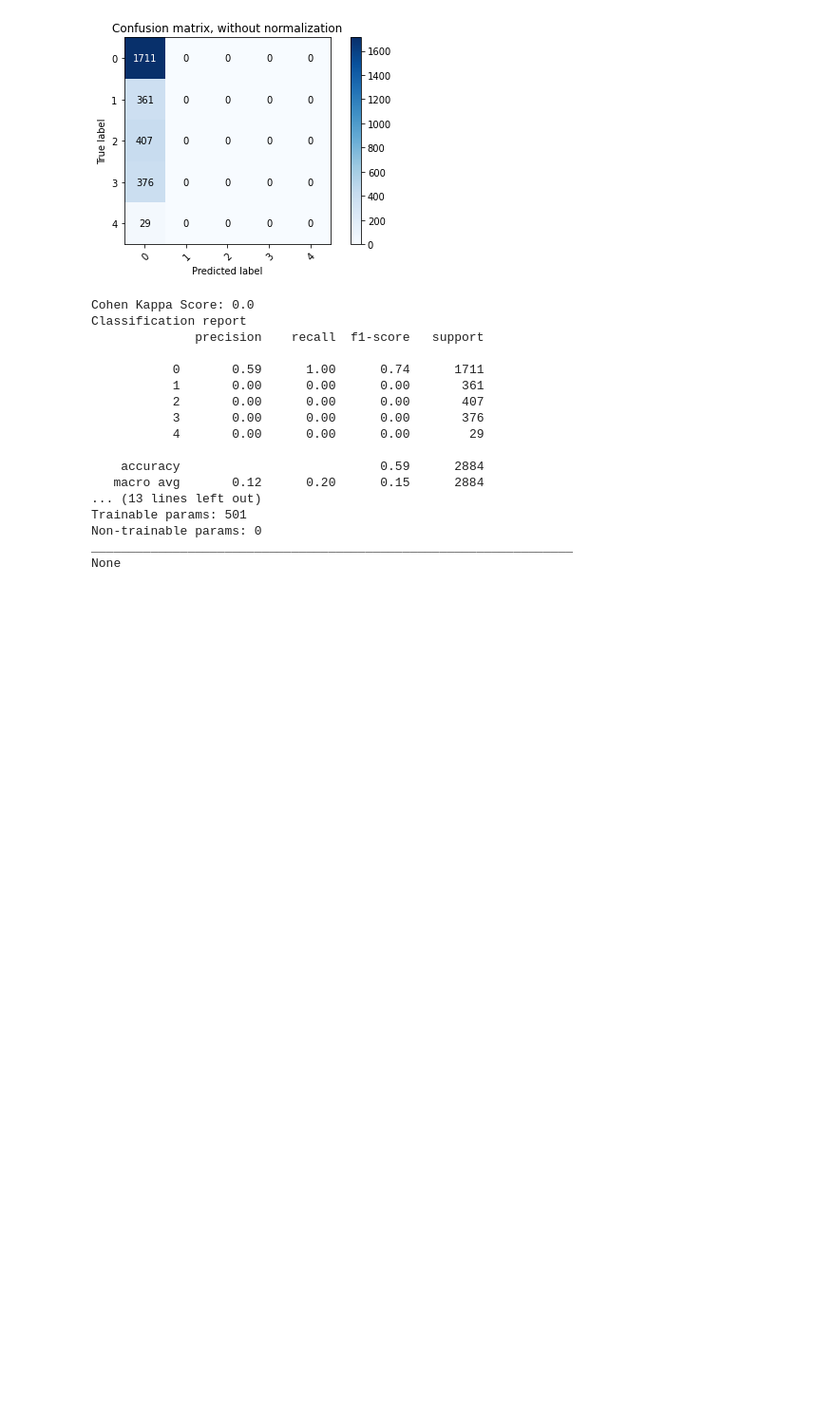
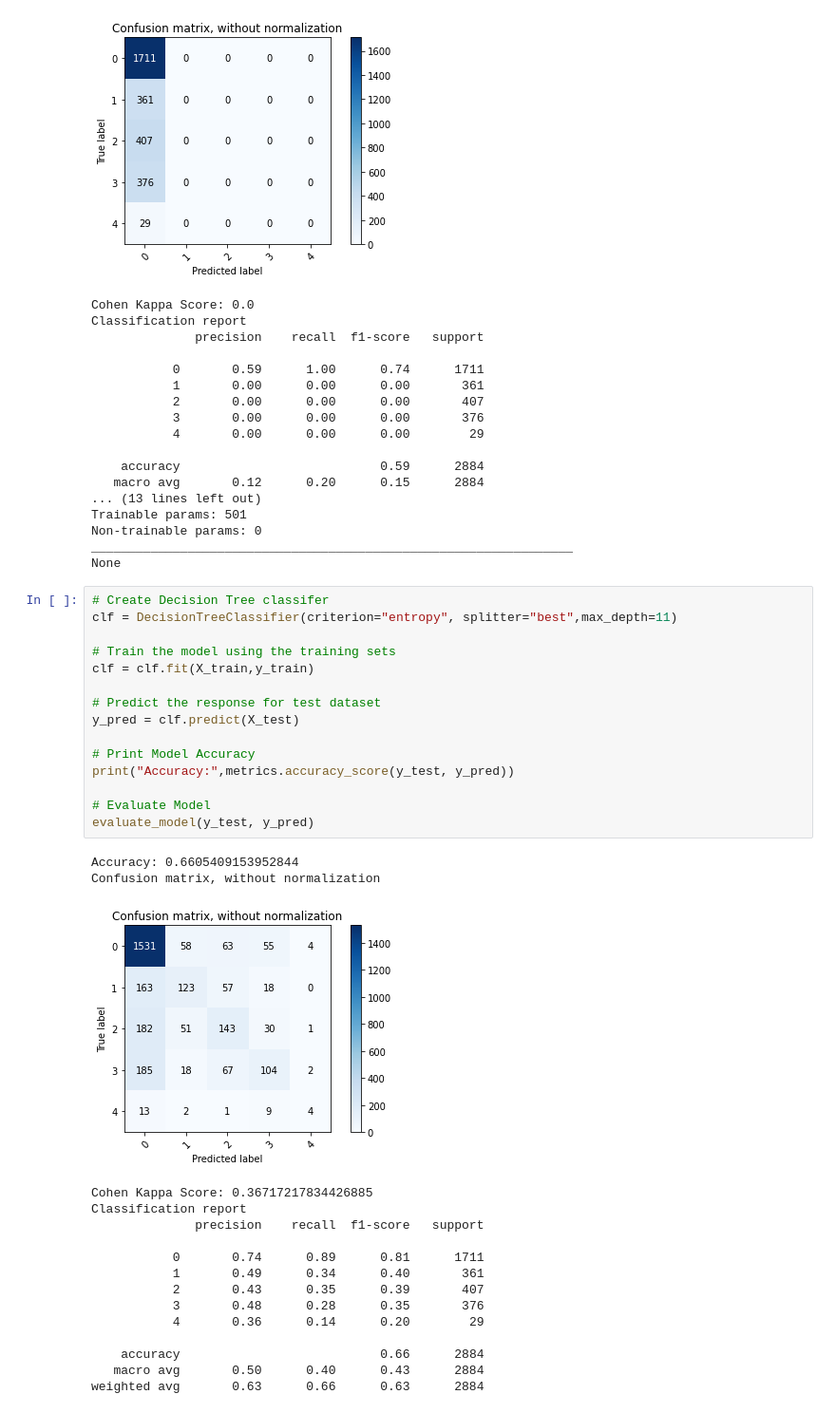
Before and after one commit to ayaanzhaque/Tempest, a Jupyter notebook: floodNotebooks/damagePredictor.ipynb, the cells around one changed output. Shown at 95% size. Drawn from its saved outputs; the diff is of its cells as text; blank space fills up the shorter version.

Commit message:
finished flood damage predictor

```diff
--- a/floodNotebooks/damagePredictor.ipynb
+++ b/floodNotebooks/damagePredictor.ipynb
@@ -298,3 +298,35 @@ Trainable params: 501
 Non-trainable params: 0
 _________________________________________________________________
 None
+# %%
+# Create Decision Tree classifer
+clf = DecisionTreeClassifier(criterion="entropy", splitter="best",max_depth=11)
+
+# Train the model using the training sets
+clf = clf.fit(X_train,y_train)
+
+# Predict the response for test dataset
+y_pred = clf.predict(X_test)
+
+# Print Model Accuracy
+print("Accuracy:",metrics.accuracy_score(y_test, y_pred))
+
+# Evaluate Model
+evaluate_model(y_test, y_pred)
+# %% [output]
+Accuracy: 0.6605409153952844
+Confusion matrix, without normalization
+[figure, added]
+Cohen Kappa Score: 0.36717217834426885
+Classification report
+              precision    recall  f1-score   support
+
+           0       0.74      0.89      0.81      1711
+           1       0.49      0.34      0.40       361
+           2       0.43      0.35      0.39       407
+           3       0.48      0.28      0.35       376
+           4       0.36      0.14      0.20        29
+
+    accuracy                           0.66      2884
+   macro avg       0.50      0.40      0.43      2884
+weighted avg       0.63      0.66      0.63      2884
```
Also changed, not shown: parts of 4 cells of this notebook, 2 other files.
